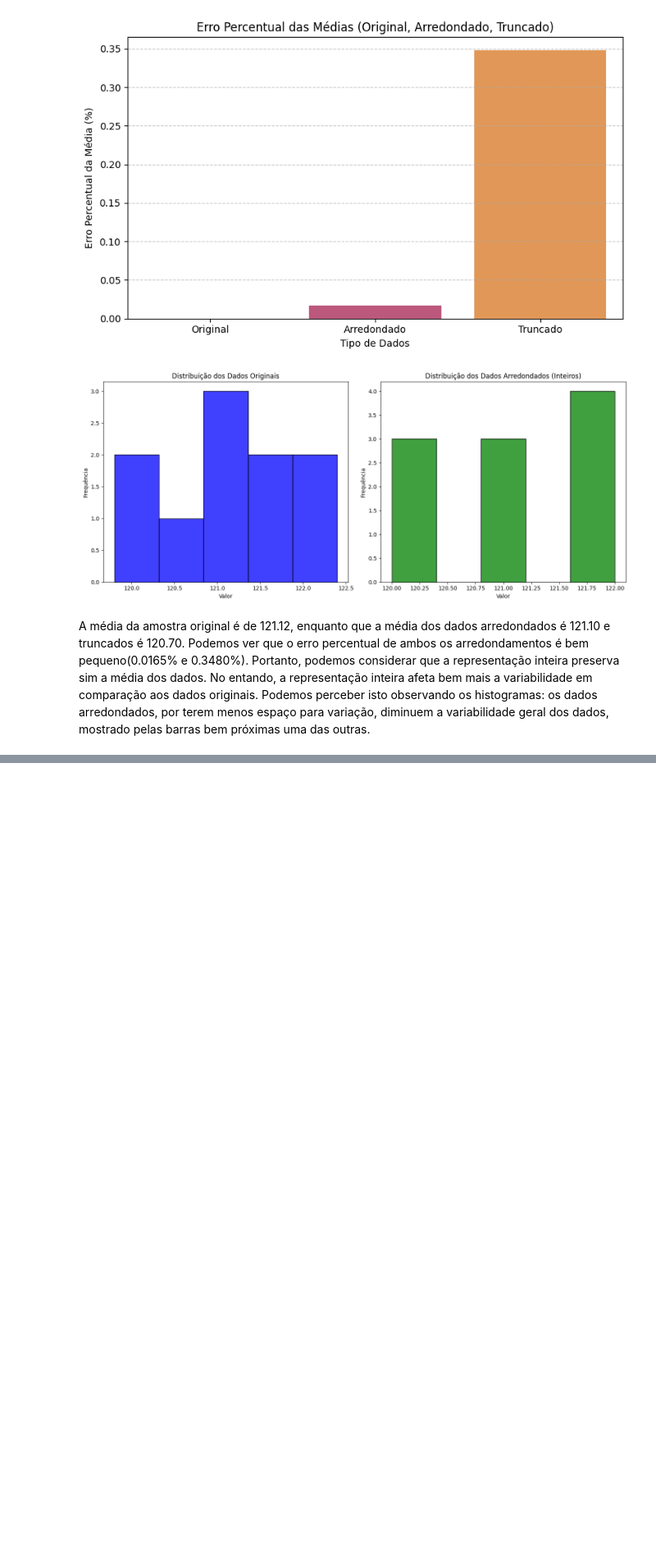
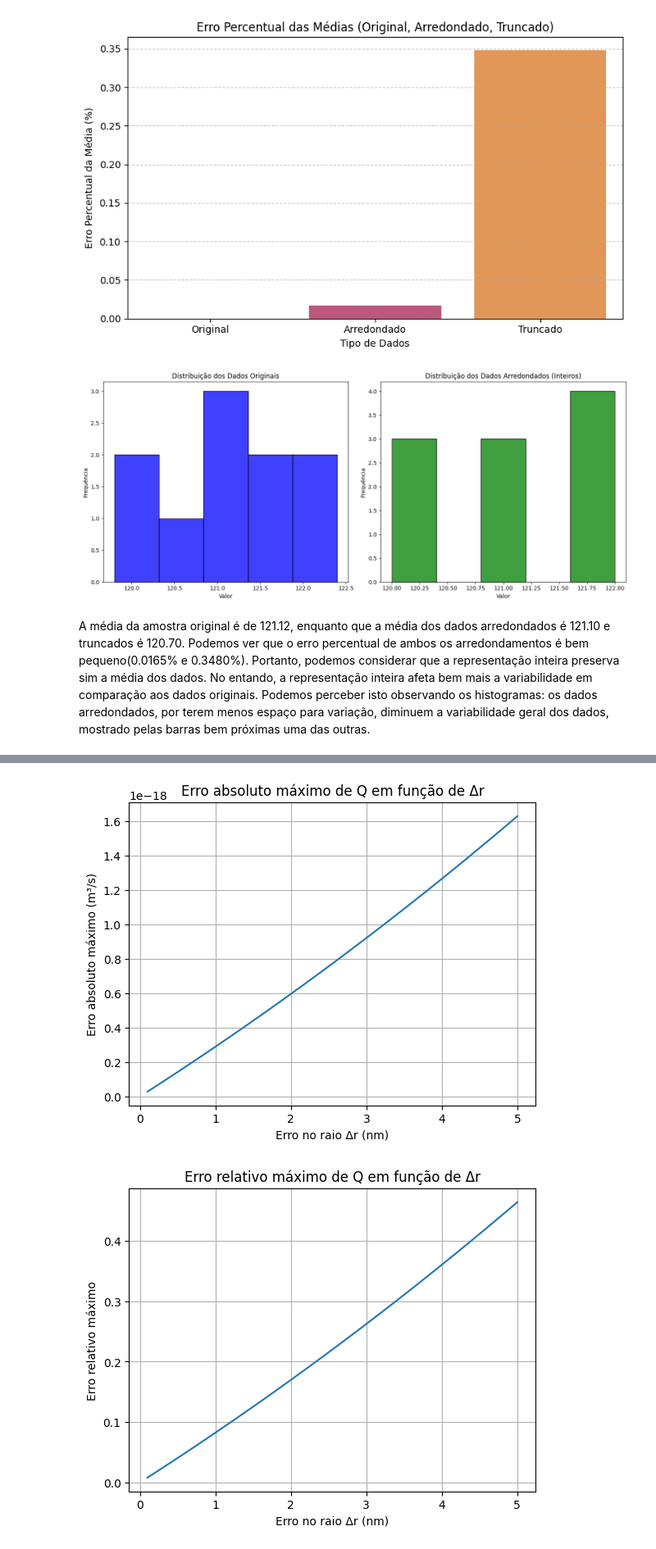
Before and after one commit to Luis-Menezes/2026_2_CalculoNumerico, a Jupyter notebook: CN_Atividade1.ipynb, the cells around one changed output, grey strips where cells are left out. Shown at 82% size. Drawn from its saved outputs; the diff is of its cells as text; code cells hidden in the pictures; blank space fills up the shorter version.

```diff
--- a/CN_Atividade1.ipynb
+++ b/CN_Atividade1.ipynb
@@ -232,0 +541,79 @@ A média da amostra original é de 121.12, enquanto que a média dos dados arred
+# %%
+# Listas para armazenar os erros
+erros_absolutos_max = []
+erros_relativos_max = []
+erros_percentuais_max = []
+
+
+# Calculando os erros para cada Δr
+for i in range(len(delta_r)):
+
+    # Erros absolutos
+    erro_menos = abs(vazoes_r_menos[i] - Q_ref)
+    erro_mais = abs(vazoes_r_mais[i] - Q_ref)
+
+    # Erro absoluto máximo
+    erro_abs_max = max(erro_menos, erro_mais)
+
+    # Erro relativo máximo
+    erro_rel_max = erro_abs_max / Q_ref
+
+    # Erro percentual máximo
+    erro_perc_max = erro_rel_max * 100
+
+
+    # Armazenando os resultados
+    erros_absolutos_max.append(erro_abs_max)
+    erros_relativos_max.append(erro_rel_max)
+    erros_percentuais_max.append(erro_perc_max)
+
+
+# ============================================================
+# 2. Gráfico do erro absoluto máximo
+# ============================================================
+
+plt.figure()
+
+plt.plot(delta_r, erros_absolutos_max)
+
+plt.xlabel("Erro no raio Δr (nm)")
+plt.ylabel("Erro absoluto máximo (m³/s)")
+plt.title("Erro absoluto máximo de Q em função de Δr")
+
+plt.grid()
+plt.show()
+
+
+# ============================================================
+# 3. Gráfico do erro relativo máximo
+# ============================================================
+
+plt.figure()
+
+plt.plot(delta_r, erros_relativos_max)
+
+plt.xlabel("Erro no raio Δr (nm)")
+plt.ylabel("Erro relativo máximo")
+plt.title("Erro relativo máximo de Q em função de Δr")
+
+plt.grid()
+plt.show()
+
+
+# ============================================================
+# 4. Gráfico do erro percentual máximo
+# ============================================================
+
+plt.figure()
+
+plt.plot(delta_r, erros_percentuais_max)
+
+plt.xlabel("Erro no raio Δr (nm)")
+plt.ylabel("Erro percentual máximo (%)")
+plt.title("Erro percentual máximo de Q em função de Δr")
+
+plt.grid()
+plt.show()
+# %% [output]
+[figure, added]
+[figure, added]
```
Also changed, not shown: parts of 19 cells of this notebook.
